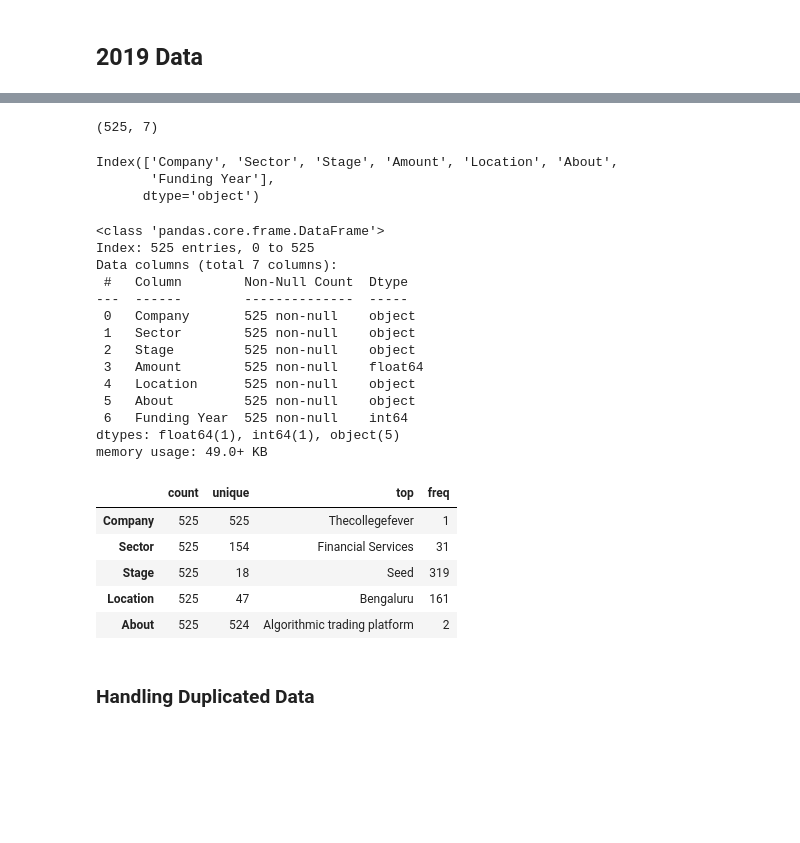
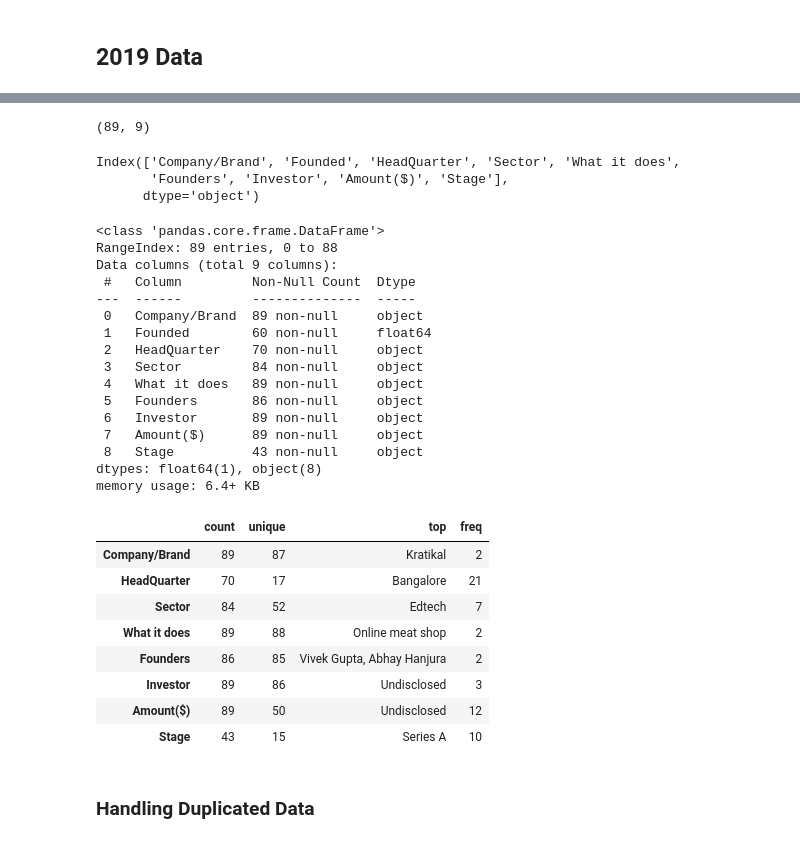
Before and after one commit to Faith-theAnalyst/Indian_Startup_Analysis, a Jupyter notebook: indian_startup_analysis.ipynb, the cells around one changed output, grey strips where cells are left out. Drawn from its saved outputs; the diff is of its cells as text; code cells hidden in the pictures; blank space fills up the shorter version.

```diff
--- a/indian_startup_analysis.ipynb
+++ b/indian_startup_analysis.ipynb
@@ -730,41 +730,46 @@ df.head()
 | 3 | Payme India | Financial Services | Angel | 2000000.0 | Noida | PayMe India is an innovative FinT... | 2018 |
 | 4 | Eunimart | E-Commerce Platforms | Seed | 1300000.0 | Hyderabad | Eunimart is a one stop solution f... | 2018 |
 # %%
-df.shape
+df2.shape
 # %% [output]
-(525, 7)
+(89, 9)
 # %%
-df.columns
+df2.columns
 # %% [output]
-Index(['Company', 'Sector', 'Stage', 'Amount', 'Location', 'About',
-       'Funding Year'],
+Index(['Company/Brand', 'Founded', 'HeadQuarter', 'Sector', 'What it does',
+       'Founders', 'Investor', 'Amount($)', 'Stage'],
       dtype='object')
 # %%
-df.info()
+df2.info()
 # %% [output]
 <class 'pandas.core.frame.DataFrame'>
-Index: 525 entries, 0 to 525
-Data columns (total 7 columns):
- #   Column        Non-Null Count  Dtype
----  ------        --------------  -----
- 0   Company       525 non-null    object
- 1   Sector        525 non-null    object
- 2   Stage         525 non-null    object
- 3   Amount        525 non-null    float64
- 4   Location      525 non-null    object
- 5   About         525 non-null    object
- 6   Funding Year  525 non-null    int64
-dtypes: float64(1), int64(1), object(5)
-memory usage: 49.0+ KB
+RangeIndex: 89 entries, 0 to 88
+Data columns (total 9 columns):
+ #   Column         Non-Null Count  Dtype
+---  ------         --------------  -----
+ 0   Company/Brand  89 non-null     object
+ 1   Founded        60 non-null     float64
+ 2   HeadQuarter    70 non-null     object
+ 3   Sector         84 non-null     object
+ 4   What it does   89 non-null     object
+ 5   Founders       86 non-null     object
+ 6   Investor       89 non-null     object
+ 7   Amount($)      89 non-null     object
+ 8   Stage          43 non-null     object
+dtypes: float64(1), object(8)
+memory usage: 6.4+ KB
 # %%
-df.describe(include='object').T   # getting General descriptive statistics of the data2 dataFrame
+df2.describe(include='object').T   # getting General descriptive statistics of the data2 dataFrame
 # %% [output]
 |  | count | unique | top | freq |
-| Company | 525 | 525 | Thecollegefever | 1 |
-| Sector | 525 | 154 | Financial Services | 31 |
-| Stage | 525 | 18 | Seed | 319 |
-| Location | 525 | 47 | Bengaluru | 161 |
-| About | 525 | 524 | Algorithmic trading platform | 2 |
+| Company/Brand | 89 | 87 | Kratikal | 2 |
+| HeadQuarter | 70 | 17 | Bangalore | 21 |
+| Sector | 84 | 52 | Edtech | 7 |
+| What it does | 89 | 88 | Online meat shop | 2 |
+| Founders | 86 | 85 | Vivek Gupta, Abhay Hanjura | 2 |
+| Investor | 89 | 86 | Undisclosed | 3 |
+| Amount($) | 89 | 50 | Undisclosed | 12 |
+| Stage | 43 | 15 | Series A | 10 |
 # %% [markdown]
 ### Handling Duplicated Data
 # %%
```
Also changed, not shown: parts of 127 cells of this notebook, 3 other files.
